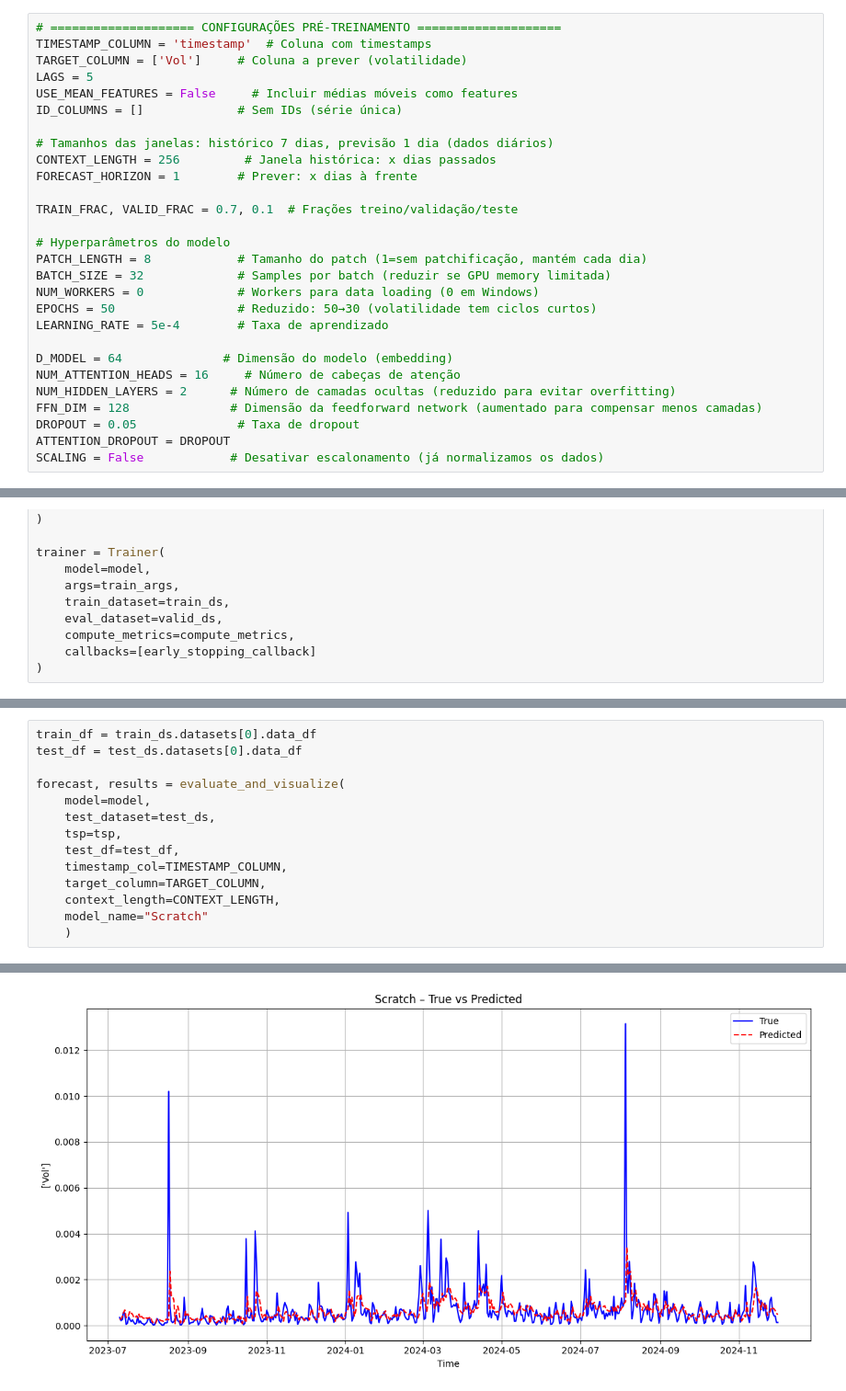
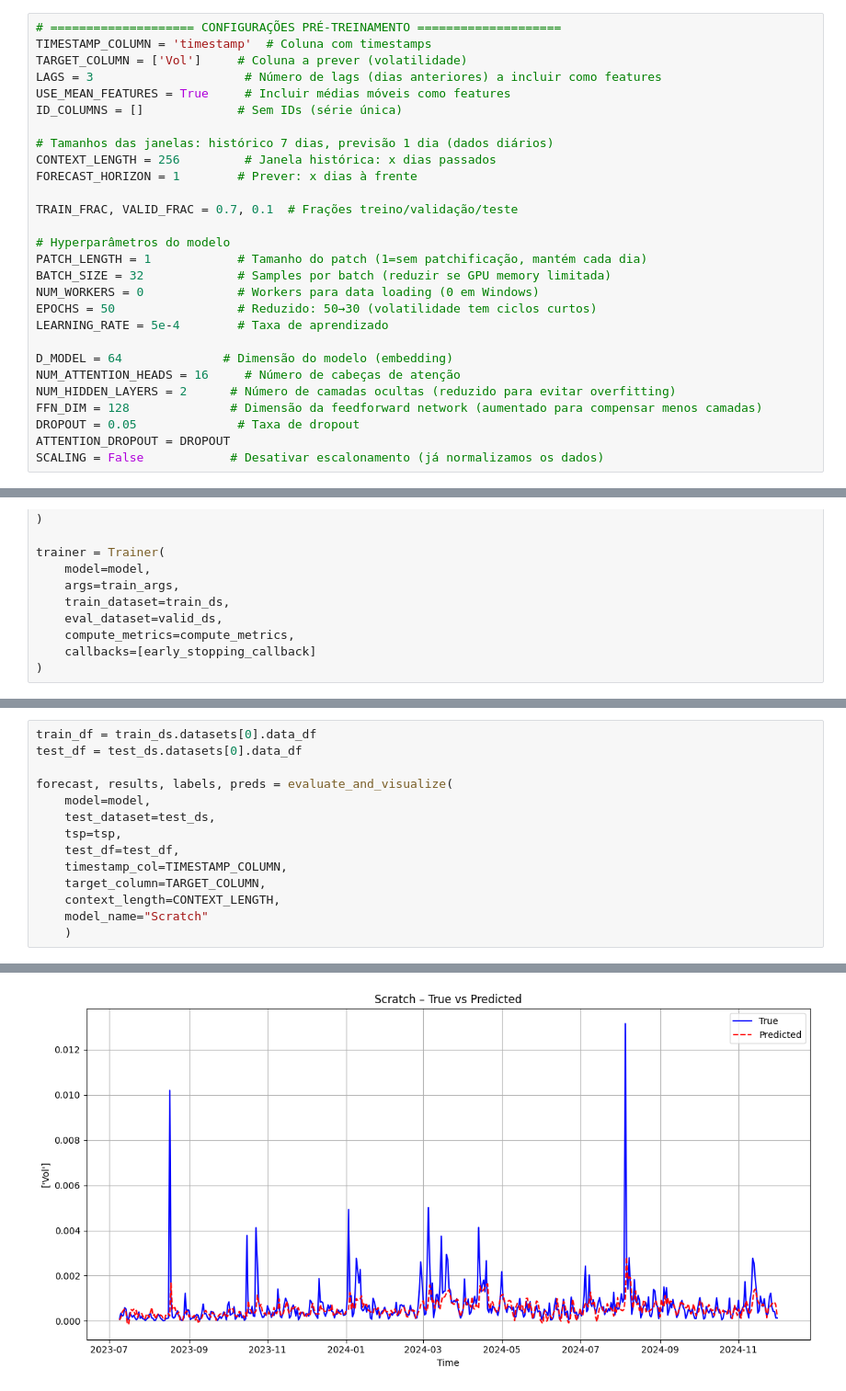
Before and after one commit to Pennini/iniciacao-cientifica, a Jupyter notebook: notebooks/8. Ajuste Scratch.ipynb, the cells around one changed output, grey strips where cells are left out. Shown at 92% size. Saved outputs shown, nothing was run; the diff lists cells and outputs as text.

```diff
--- a/notebooks/8. Ajuste Scratch.ipynb
+++ b/notebooks/8. Ajuste Scratch.ipynb
@@ -35,8 +35,8 @@ Device: cpu | Precision: torch.float32
 # ==================== CONFIGURAÇÕES PRÉ-TREINAMENTO ====================
 TIMESTAMP_COLUMN = 'timestamp'  # Coluna com timestamps
 TARGET_COLUMN = ['Vol']     # Coluna a prever (volatilidade)
-LAGS = 5
-USE_MEAN_FEATURES = False     # Incluir médias móveis como features
+LAGS = 3                     # Número de lags (dias anteriores) a incluir como features
+USE_MEAN_FEATURES = True     # Incluir médias móveis como features
 ID_COLUMNS = []             # Sem IDs (série única)
 
 # Tamanhos das janelas: histórico 7 dias, previsão 1 dia (dados diários)
@@ -46,7 +46,7 @@ FORECAST_HORIZON = 1        # Prever: x dias à frente
 TRAIN_FRAC, VALID_FRAC = 0.7, 0.1  # Frações treino/validação/teste
 
 # Hyperparâmetros do modelo
-PATCH_LENGTH = 8            # Tamanho do patch (1=sem patchificação, mantém cada dia)
+PATCH_LENGTH = 1            # Tamanho do patch (1=sem patchificação, mantém cada dia)
 BATCH_SIZE = 32             # Samples por batch (reduzir se GPU memory limitada)
 NUM_WORKERS = 0             # Workers para data loading (0 em Windows)
 EPOCHS = 50                 # Reduzido: 50→30 (volatilidade tem ciclos curtos)
@@ -212,7 +216,7 @@ trainer.save_model(model_save_path)
 train_df = train_ds.datasets[0].data_df
 test_df = test_ds.datasets[0].data_df
 
-forecast, results = evaluate_and_visualize(
+forecast, results, labels, preds = evaluate_and_visualize(
     model=model,
     test_dataset=test_ds,
     tsp=tsp,
@@ -232 +236 @@ MAPE: 1.041620e+02
-[figure, old version]
+[figure, new version]
```
Also changed, not shown: parts of 8 cells of this notebook, 42 other files.
